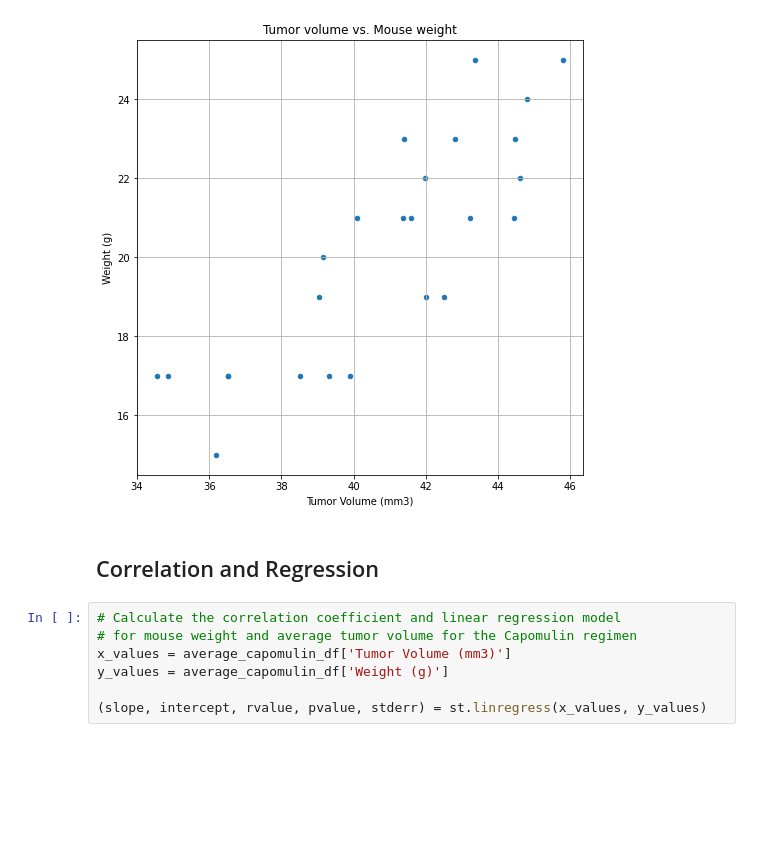
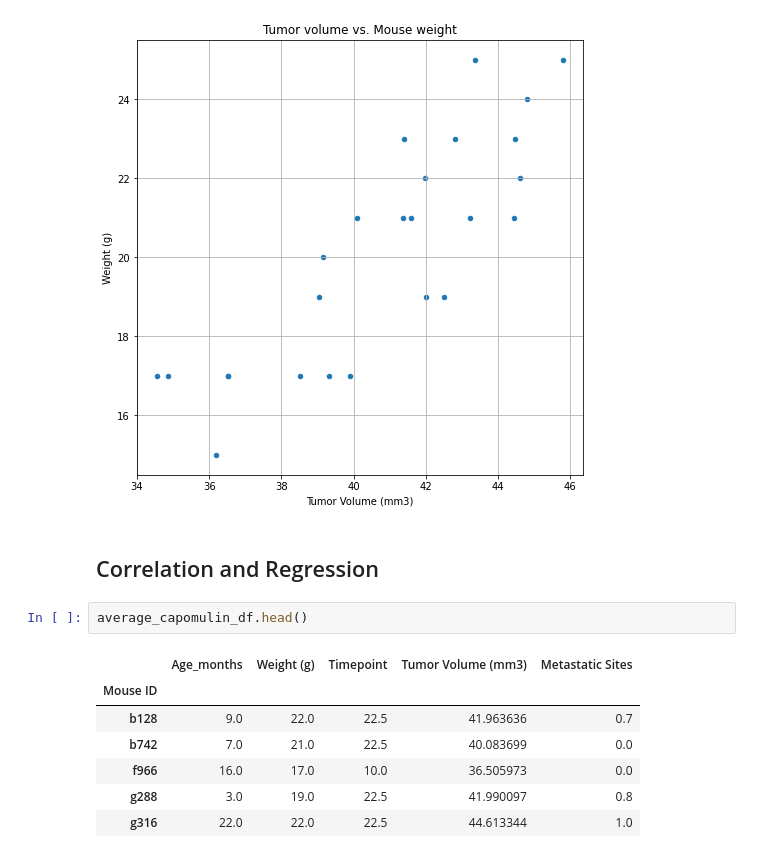
Before and after one commit to leoipn/matplotlib-challenge, a Jupyter notebook: Pymaceuticals/pymaceuticals_starter.ipynb, the cells around one changed output. Drawn from its saved outputs; the diff is of its cells as text; blank space fills up the shorter version.

```diff
--- a/Pymaceuticals/pymaceuticals_starter.ipynb
+++ b/Pymaceuticals/pymaceuticals_starter.ipynb
@@ -336,10 +336,13 @@ plt.show()
 [figure]
 # %% [markdown]
 ## Correlation and Regression
-# %%
-# Calculate the correlation coefficient and linear regression model
-# for mouse weight and average tumor volume for the Capomulin regimen
-x_values = average_capomulin_df['Tumor Volume (mm3)']
-y_values = average_capomulin_df['Weight (g)']
-
-(slope, intercept, rvalue, pvalue, stderr) = st.linregress(x_values, y_values)
+# %%
+average_capomulin_df.head()
+# %% [output]
+|  | Age_months | Weight (g) | Timepoint | Tumor Volume (mm3) | Metastatic Sites |
+| Mouse ID |  |  |  |  |  |
+| b128 | 9.0 | 22.0 | 22.5 | 41.963636 | 0.7 |
+| b742 | 7.0 | 21.0 | 22.5 | 40.083699 | 0.0 |
+| f966 | 16.0 | 17.0 | 10.0 | 36.505973 | 0.0 |
+| g288 | 3.0 | 19.0 | 22.5 | 41.990097 | 0.8 |
+| g316 | 22.0 | 22.0 | 22.5 | 44.613344 | 1.0 |
```
Also changed, not shown: parts of 3 cells of this notebook.
